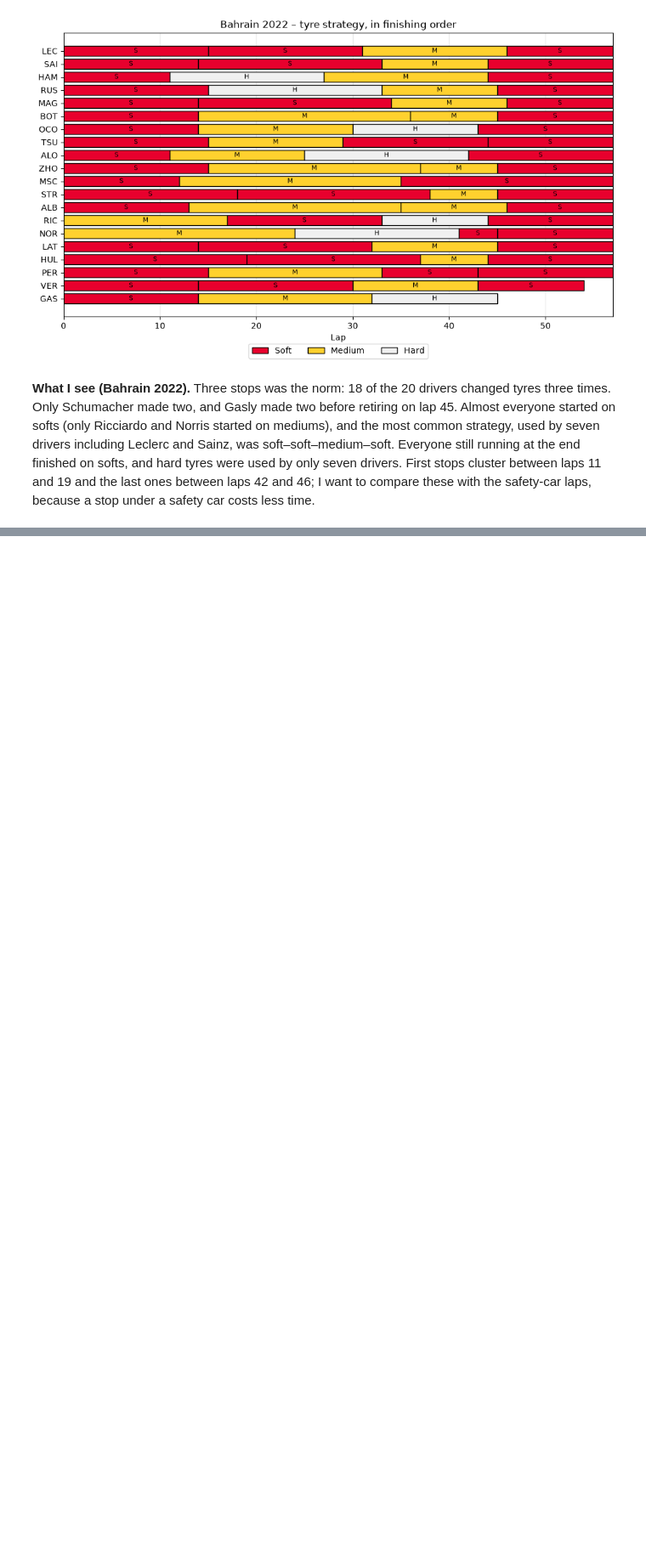
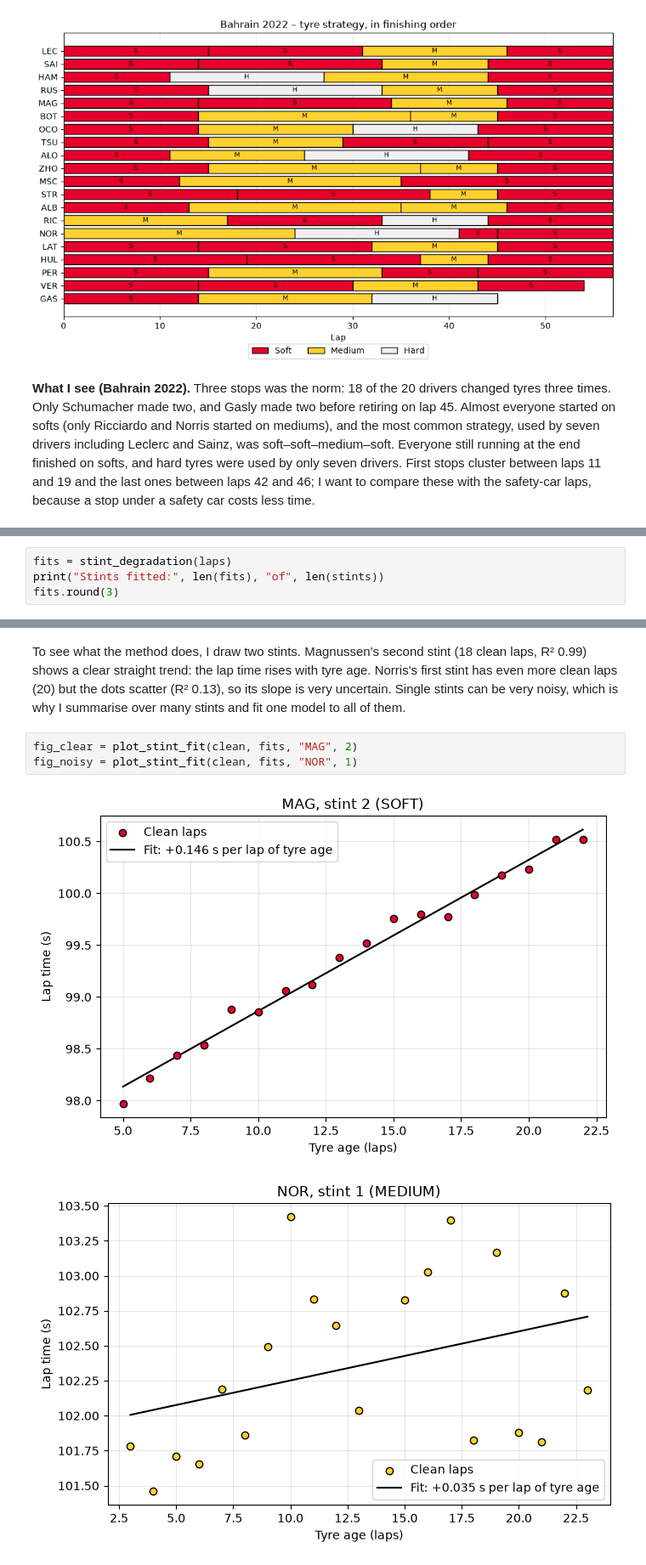
Before and after one commit to skygr0u/F1-Telemetry, a Jupyter notebook: notebooks/03_race_analysis.ipynb, the cells around one changed output, grey strips where cells are left out. Shown at 85% size. Saved outputs shown, nothing was run; the diff lists cells and outputs as text; blank space fills up the shorter version.

Commit message:
Add tyre degradation section to notebook

```diff
--- a/notebooks/03_race_analysis.ipynb
+++ b/notebooks/03_race_analysis.ipynb
@@ -191,0 +207,4 @@ fig = plot_tyre_strategy(
+# %%
+fits = stint_degradation(laps)
+print("Stints fitted:", len(fits), "of", len(stints))
+fits.round(3)
@@ -191,0 +240,8 @@ fig = plot_tyre_strategy(
+# %% [markdown]
+To see what the method does, I draw two stints. Magnussen's second stint (18 clean laps, R² 0.99) shows a clear straight trend: the lap time rises with tyre age. Norris's first stint has even more clean laps (20) but the dots scatter (R² 0.13), so its slope is very uncertain. Single stints can be very noisy, which is why I summarise over many stints and fit one model to all of them.
+# %%
+fig_clear = plot_stint_fit(clean, fits, "MAG", 2)
+fig_noisy = plot_stint_fit(clean, fits, "NOR", 1)
+# %% [output]
+[figure, added]
+[figure, added]
```
Also changed, not shown: parts of 11 cells of this notebook.
